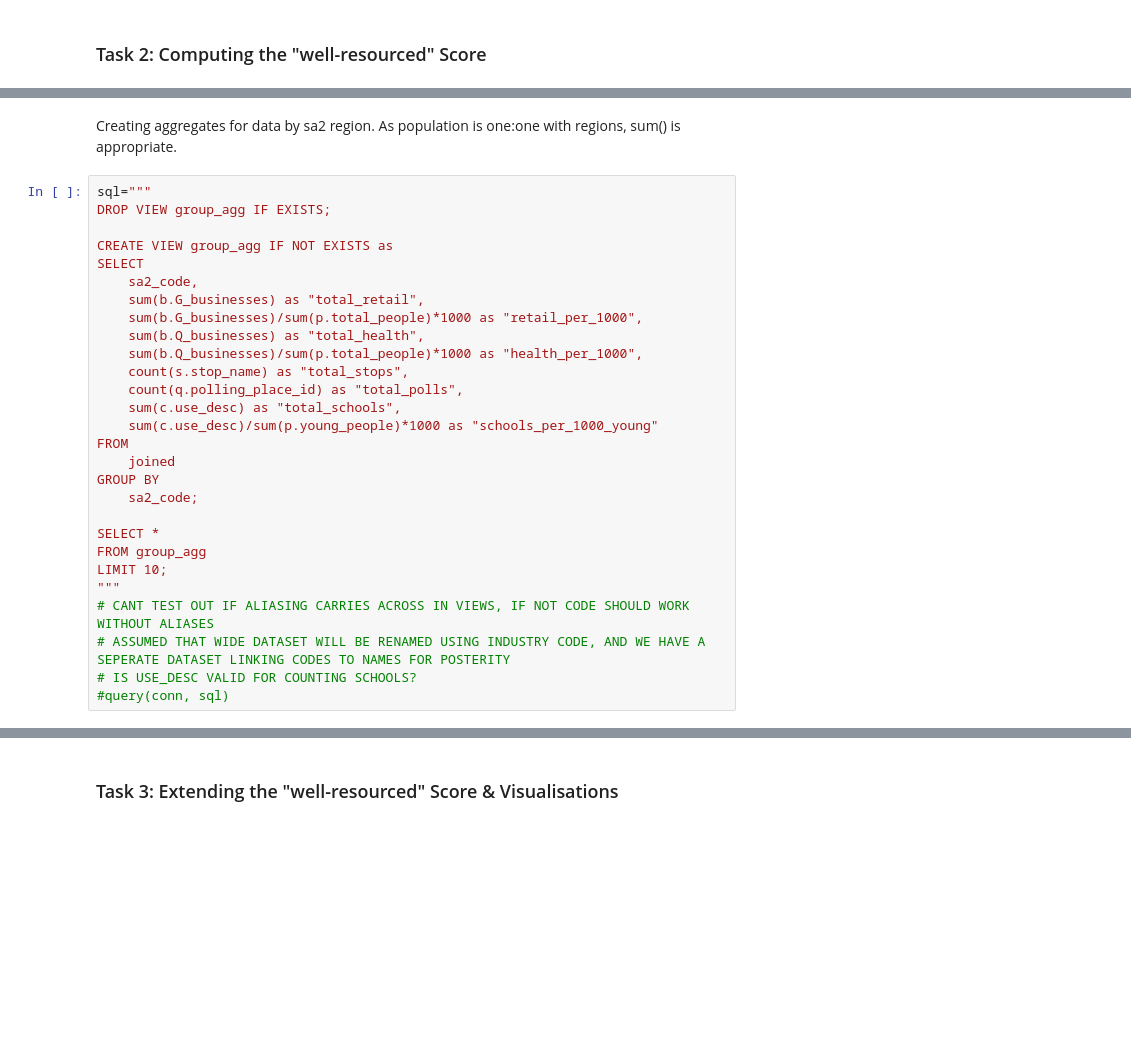
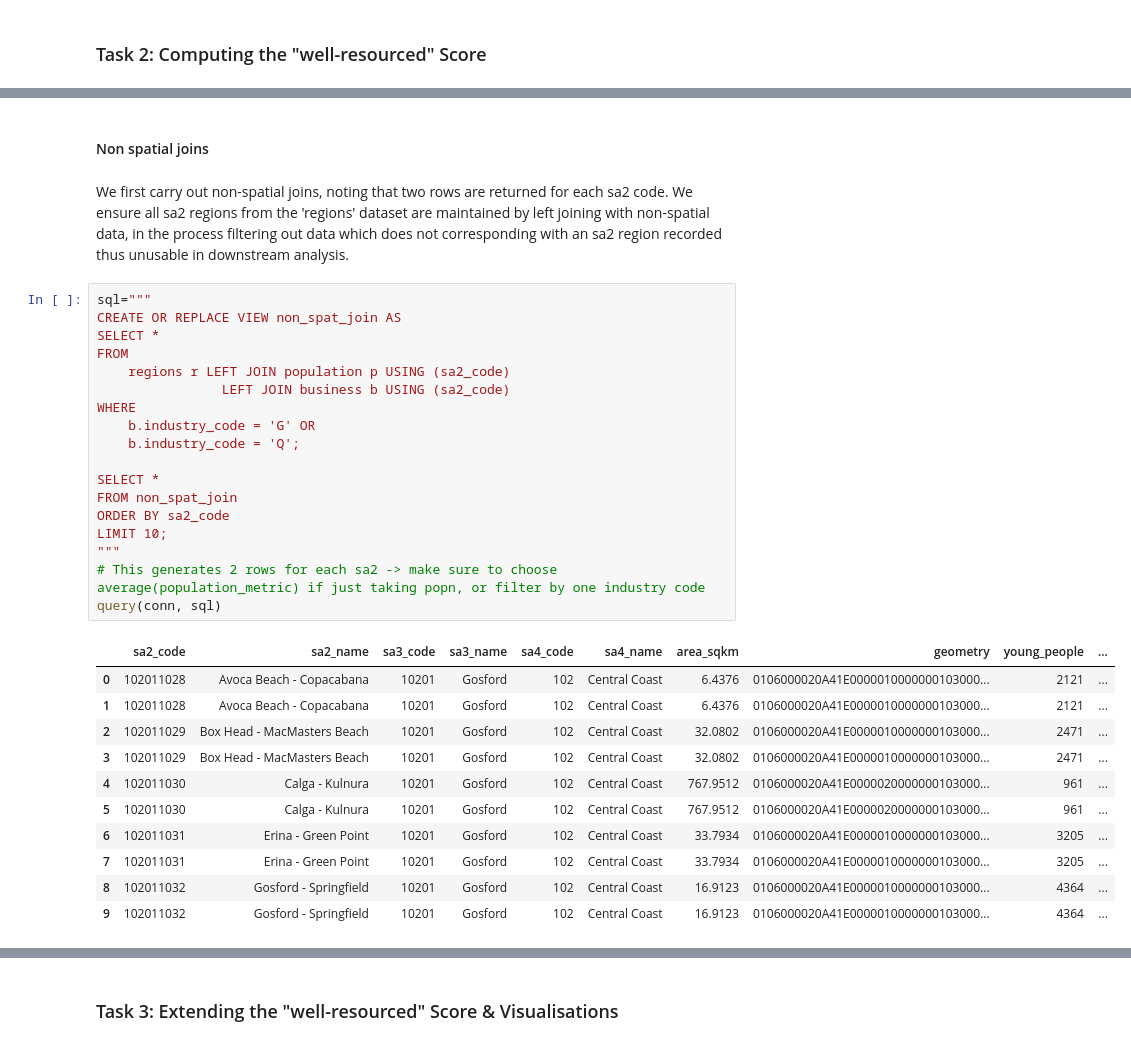
Before and after one commit to FixItChris/DATA2901, a Jupyter notebook: Report.ipynb, the cells around one changed output, grey strips where cells are left out. Saved outputs shown, nothing was run; the diff lists cells and outputs as text; blank space fills up the shorter version.

```diff
--- a/Report.ipynb
+++ b/Report.ipynb
@@ -735,30 +716,34 @@ query(conn, sql)
-# %% [markdown]
-Creating aggregates for data by sa2 region. As population is one:one with regions, sum() is appropriate.
-# %%
-sql="""
-DROP VIEW group_agg IF EXISTS;
-
-CREATE VIEW group_agg IF NOT EXISTS as
-SELECT
-    sa2_code,
-    sum(b.G_businesses) as "total_retail",
-    sum(b.G_businesses)/sum(p.total_people)*1000 as "retail_per_1000",
-    sum(b.Q_businesses) as "total_health",
-    sum(b.Q_businesses)/sum(p.total_people)*1000 as "health_per_1000",
-    count(s.stop_name) as "total_stops",
-    count(q.polling_place_id) as "total_polls",
-    sum(c.use_desc) as "total_schools",
-    sum(c.use_desc)/sum(p.young_people)*1000 as "schools_per_1000_young"
-FROM
-    joined
-GROUP BY
-    sa2_code;
-
-SELECT *
-FROM group_agg
-LIMIT 10;
-"""
-# CANT TEST OUT IF ALIASING CARRIES ACROSS IN VIEWS, IF NOT CODE SHOULD WORK WITHOUT ALIASES
-# ASSUMED THAT WIDE DATASET WILL BE RENAMED USING INDUSTRY CODE, AND WE HAVE A SEPERATE DATASET LINKING CODES TO NAMES FOR POSTERITY
-# IS USE_DESC VALID FOR COUNTING SCHOOLS?
-#query(conn, sql)
+# %% [markdown]
+#### Non spatial joins
+# %% [markdown]
+We first carry out non-spatial joins, noting that two rows are returned for each sa2 code. We ensure all sa2 regions from the 'regions' dataset are maintained by left joining with non-spatial data, in the process filtering out data which does not corresponding with an sa2 region recorded thus unusable in downstream analysis.
+# %%
+sql="""
+CREATE OR REPLACE VIEW non_spat_join AS
+SELECT *
+FROM
+    regions r LEFT JOIN population p USING (sa2_code)
+                LEFT JOIN business b USING (sa2_code)
+WHERE
+    b.industry_code = 'G' OR
+    b.industry_code = 'Q';
+
+SELECT *
+FROM non_spat_join
+ORDER BY sa2_code
+LIMIT 10;
+"""
+# This generates 2 rows for each sa2 -> make sure to choose average(population_metric) if just taking popn, or filter by one industry code
+query(conn, sql)
+# %% [output]
+|  | sa2_code | sa2_name | sa3_code | sa3_name | sa4_code | sa4_name | area_sqkm | geometry | young_people | ... |
+| 0 | 102011028 | Avoca Beach - Copacabana | 10201 | Gosford | 102 | Central Coast | 6.4376 | 0106000020A41E0000010000000103000... | 2121 | ... |
+| 1 | 102011028 | Avoca Beach - Copacabana | 10201 | Gosford | 102 | Central Coast | 6.4376 | 0106000020A41E0000010000000103000... | 2121 | ... |
+| 2 | 102011029 | Box Head - MacMasters Beach | 10201 | Gosford | 102 | Central Coast | 32.0802 | 0106000020A41E0000010000000103000... | 2471 | ... |
+| 3 | 102011029 | Box Head - MacMasters Beach | 10201 | Gosford | 102 | Central Coast | 32.0802 | 0106000020A41E0000010000000103000... | 2471 | ... |
+| 4 | 102011030 | Calga - Kulnura | 10201 | Gosford | 102 | Central Coast | 767.9512 | 0106000020A41E0000020000000103000... | 961 | ... |
+| 5 | 102011030 | Calga - Kulnura | 10201 | Gosford | 102 | Central Coast | 767.9512 | 0106000020A41E0000020000000103000... | 961 | ... |
+| 6 | 102011031 | Erina - Green Point | 10201 | Gosford | 102 | Central Coast | 33.7934 | 0106000020A41E0000010000000103000... | 3205 | ... |
+| 7 | 102011031 | Erina - Green Point | 10201 | Gosford | 102 | Central Coast | 33.7934 | 0106000020A41E0000010000000103000... | 3205 | ... |
+| 8 | 102011032 | Gosford - Springfield | 10201 | Gosford | 102 | Central Coast | 16.9123 | 0106000020A41E0000010000000103000... | 4364 | ... |
+| 9 | 102011032 | Gosford - Springfield | 10201 | Gosford | 102 | Central Coast | 16.9123 | 0106000020A41E0000010000000103000... | 4364 | ... |
```
Also changed, not shown: parts of 20 cells of this notebook.
